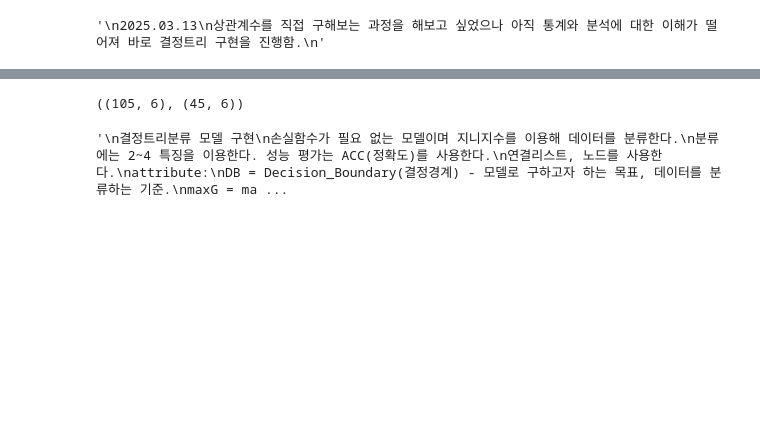
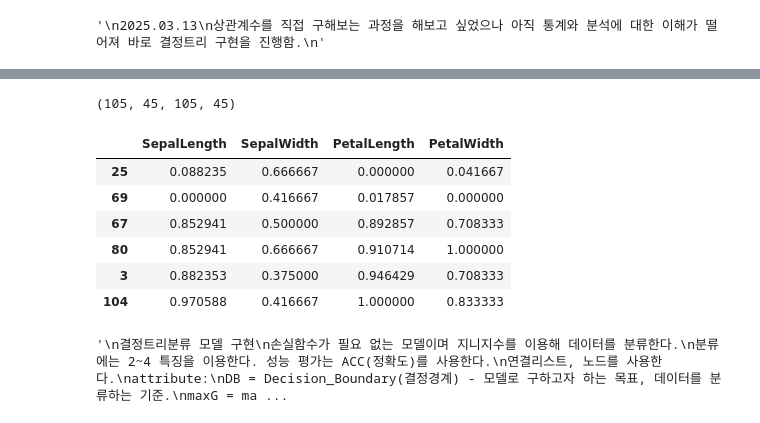
Before and after one commit to ador4s/IrisDTC, a Jupyter notebook: main.ipynb, the cells around one changed output, grey strips where cells are left out. Cells and saved outputs as stored; diff of their text form; code cells hidden in the pictures; blank space fills up the shorter version.

```diff
--- a/main.ipynb
+++ b/main.ipynb
@@ -74,12 +61,15 @@ data, columns, data.shape
 # np.random.permutation(data): 원본 유지, 수정본 반환
 # 데이터의 클래스 비율을 유지 할 수 있었으나 이후 랜덤포레스트 구현 시 발생 할 차이를 보기 위해 랜덤으로 유지함.
 
-def train_test_split(data, ratio=0.7)-> Tuple[list, list]:
-    shuffled_data = np.random.permutation(data)
-    index = int(len(data)*ratio)
-    return shuffled_data[:index], shuffled_data[index:]
+def train_test_split(df, ratio=0.7, split_target=False, target_label='target'):
+    X_train = df.sample(frac=ratio)
+    X_test = df.drop(X_train.index)
+
+    if (split_target):
+        Y_train = X_train.pop(target_label).to_frame()
+        Y_test = X_test.pop(target_label).to_frame()
+        X_train, X_test, Y_train, Y_test = [_df.reset_index(drop=True) for _df in [X_train, X_test, Y_train, Y_test]]
+        return X_train, X_test, Y_train, Y_test
+
+    X_train, X_test = [_df.reset_index() for _df in [X_train, X_test]]
+    return X_train, X_test
-# %%
-trainX, trainY = train_test_split(data)
-trainX.shape, trainY.shape
-# %% [output]
-((105, 6), (45, 6))
@@ -89,3 +76,25 @@ trainY[:,0] = np.array([i for i in range(trainY.shape[0])])
+# %%
+def min_max_scaler(x, _skipna=True, _numeric_only=True):
+    _min = x.min(axis=0, skipna=_skipna, numeric_only=_numeric_only)
+    _max = x.max(axis=0, skipna=_skipna, numeric_only=_numeric_only)
+    return x.sub(_min).truediv(_max-_min)
+# %%
+X_train, X_test, Y_train, Y_test = train_test_split(df, split_target=True)
+X_train = min_max_scaler(X_train)
+X_test = min_max_scaler(X_test)
+len(X_train), len(X_test), len(Y_train), len(Y_test)
+# %% [output]
+(105, 45, 105, 45)
+# %%
+X_train.iloc[[25, 69, 67, 80, 3, 104]]
+# %% [output]
+|  | SepalLength | SepalWidth | PetalLength | PetalWidth |
+| 25 | 0.088235 | 0.666667 | 0.000000 | 0.041667 |
+| 69 | 0.000000 | 0.416667 | 0.017857 | 0.000000 |
+| 67 | 0.852941 | 0.500000 | 0.892857 | 0.708333 |
+| 80 | 0.852941 | 0.666667 | 0.910714 | 1.000000 |
+| 3 | 0.882353 | 0.375000 | 0.946429 | 0.708333 |
+| 104 | 0.970588 | 0.416667 | 1.000000 | 0.833333 |
 # %%
 """
 결정트리분류 모델 구현
```
Also changed, not shown: parts of 24 cells of this notebook.
